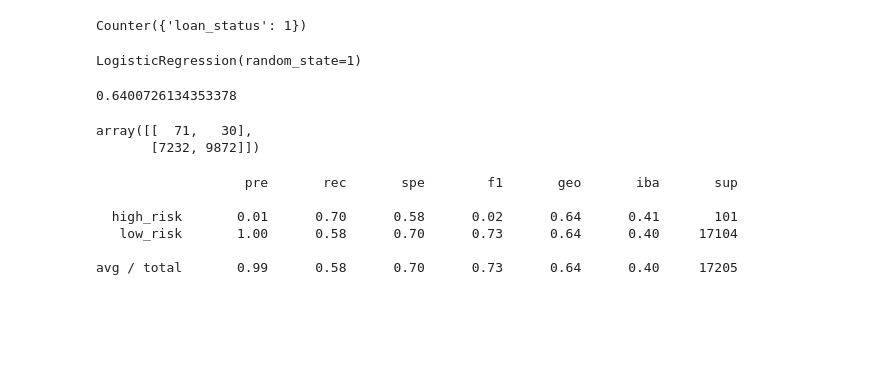
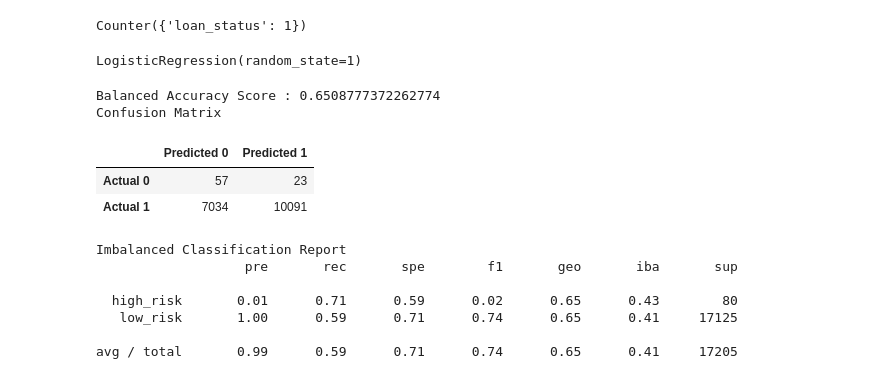
Before and after one commit to Insmire/Credit_Risk_Analysis, a Jupyter notebook: credit_risk_resampling.ipynb, the cells around one changed output. Saved outputs shown, nothing was run; the diff lists cells and outputs as text; code cells hidden in the pictures; blank space fills up the shorter version.

```diff
--- a/credit_risk_resampling.ipynb
+++ b/credit_risk_resampling.ipynb
@@ -325,11 +314,25 @@ X_resampled, y_resampled = smote_enn.fit_resample(X, y)
 Counter(y_resampled)
 # %% [output]
 Counter({'loan_status': 1})
+# %%
+# Train the Logistic Regression model using the resampled data
+model = LogisticRegression(random_state=1)
+model.fit(X_resampled, y_resampled)
+# %% [output]
+LogisticRegression(random_state=1)
 # %%
-# use function lgm
+# use function eval_metrics
+eval_metrics()
+# %% [output]
+Balanced Accuracy Score : 0.6508777372262774
+Confusion Matrix
+|  | Predicted 0 | Predicted 1 |
+| Actual 0 | 57 | 23 |
+| Actual 1 | 7034 | 10091 |
+Imbalanced Classification Report
+                   pre       rec       spe        f1       geo       iba       sup
+
+  high_risk       0.01      0.71      0.59      0.02      0.65      0.43        80
+   low_risk       1.00      0.59      0.71      0.74      0.65      0.41     17125
+
+avg / total       0.99      0.59      0.71      0.74      0.65      0.41     17205
-# %%
-# Train the Logistic Regression model using the resampled data
-model = LogisticRegression()
-model.fit(X_resampled, y_resampled)
-# %% [output]
-LogisticRegression(random_state=1)
@@ -338,22 +338,0 @@ LogisticRegression(random_state=1)
-# %%
-# Calculated the balanced accuracy score
-balanced_accuracy_score(y_test, y_pred)
-# %% [output]
-0.6400726134353378
-# %%
-# Display the confusion matrix
-y_pred = model.predict(X_test)
-confusion_matrix(y_test, y_pred)
-# %% [output]
-array([[  71,   30],
-       [7232, 9872]])
-# %%
-# Print the imbalanced classification report
-print(classification_report_imbalanced(y_test, y_pred))
-# %% [output]
-                   pre       rec       spe        f1       geo       iba       sup
-
-  high_risk       0.01      0.70      0.58      0.02      0.64      0.41       101
-   low_risk       1.00      0.58      0.70      0.73      0.64      0.40     17104
-
-avg / total       0.99      0.58      0.70      0.73      0.64      0.40     17205
```
Also changed, not shown: parts of 37 cells of this notebook, 1 other file.
